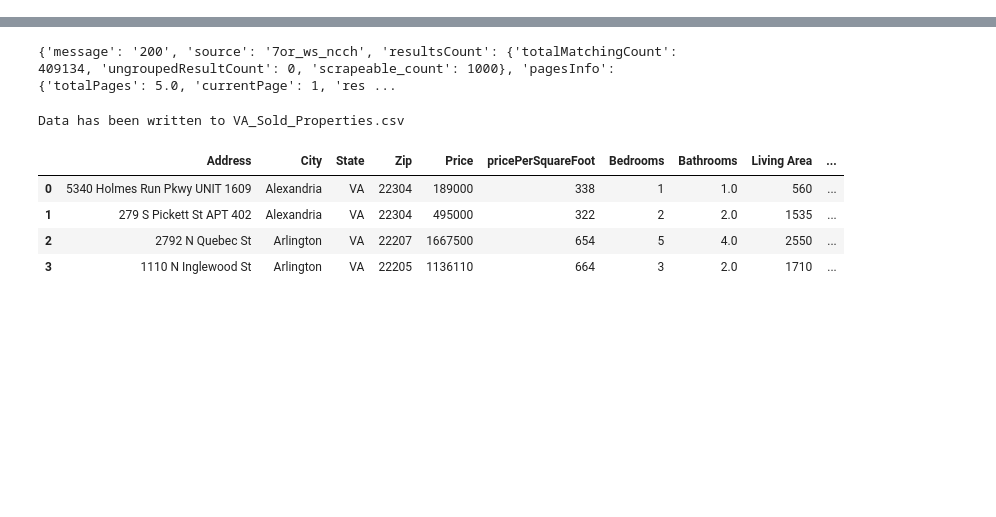
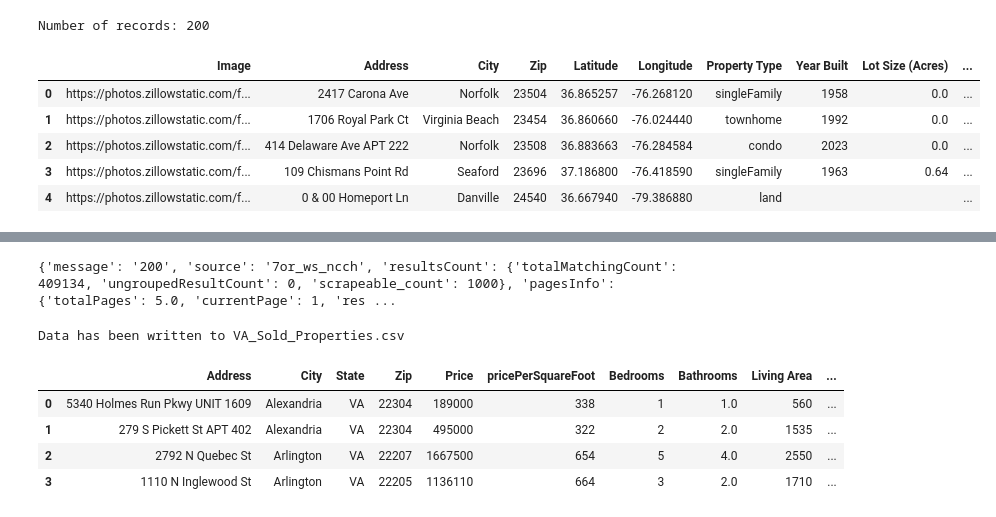
Before and after one commit to dangwam/RealEstateAnalysis, a Jupyter notebook: sandbox/real_estate_analysis.ipynb, the cells around one changed output, grey strips where cells are left out. Cells and saved outputs as stored; diff of their text form; code cells hidden in the pictures; blank space fills up the shorter version.

```diff
--- a/sandbox/real_estate_analysis.ipynb
+++ b/sandbox/real_estate_analysis.ipynb
@@ -18,0 +619,24 @@ params = {
+# %%
+selected_state = 'VA'
+base_dir = r"B:\workspace\apps\RealEstateAnalysis\datare"
+fname = os.path.join(base_dir, f"{selected_state}_rapidapi_data.json")
+    # Query parameters
+params = {
+        "location": selected_state,
+        #"page": "1",
+        "sortOrder": "Newest",
+        #"listingStatus": "Sold"
+        "listingStatus": "For_Sale"
+            }
+main_df = process_data(params,fname)
+# %% [output]
+Number of records: 200
+# %%
+main_df.head()
+# %% [output]
+|  | Image | Address | City | Zip | Latitude | Longitude | Property Type | Year Built | Lot Size (Acres) | ... |
+| 0 | https://photos.zillowstatic.com/f... | 2417 Carona Ave | Norfolk | 23504 | 36.865257 | -76.268120 | singleFamily | 1958 | 0.0 | ... |
+| 1 | https://photos.zillowstatic.com/f... | 1706 Royal Park Ct | Virginia Beach | 23454 | 36.860660 | -76.024440 | townhome | 1992 | 0.0 | ... |
+| 2 | https://photos.zillowstatic.com/f... | 414 Delaware Ave APT 222 | Norfolk | 23508 | 36.883663 | -76.284584 | condo | 2023 | 0.0 | ... |
+| 3 | https://photos.zillowstatic.com/f... | 109 Chismans Point Rd | Seaford | 23696 | 37.186800 | -76.418590 | singleFamily | 1963 | 0.64 | ... |
+| 4 | https://photos.zillowstatic.com/f... | 0 & 00 Homeport Ln | Danville | 24540 | 36.667940 | -79.386880 | land |  |  | ... |
```
Also changed, not shown: parts of 16 cells of this notebook, 28 other files.
